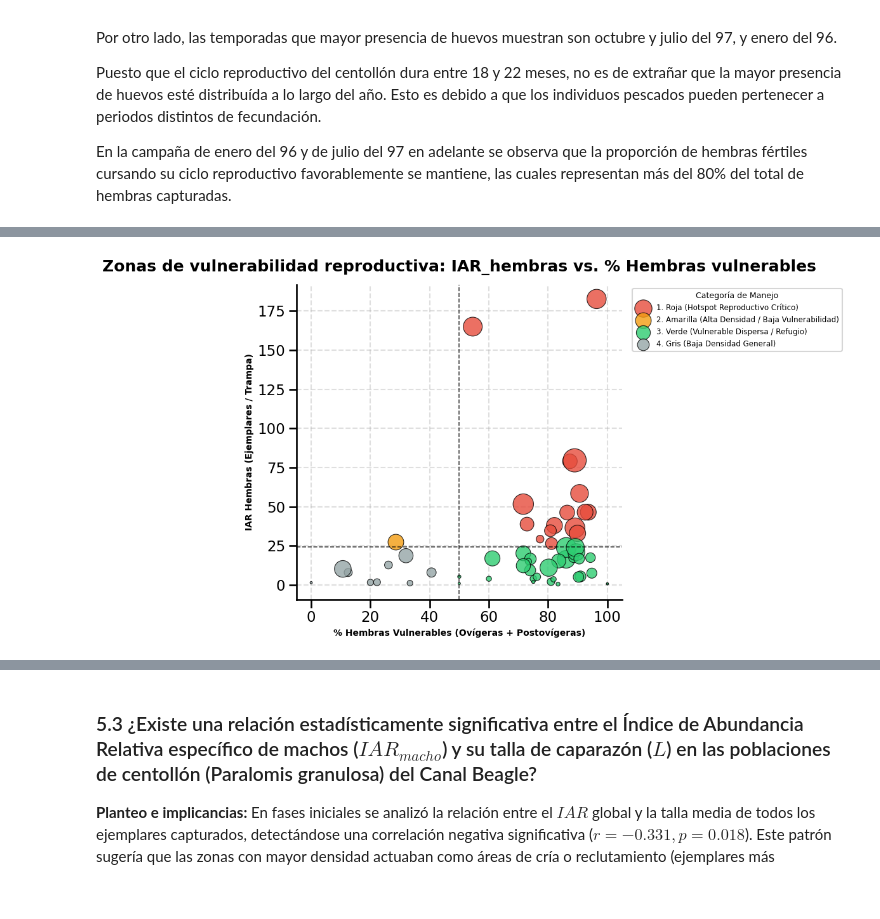
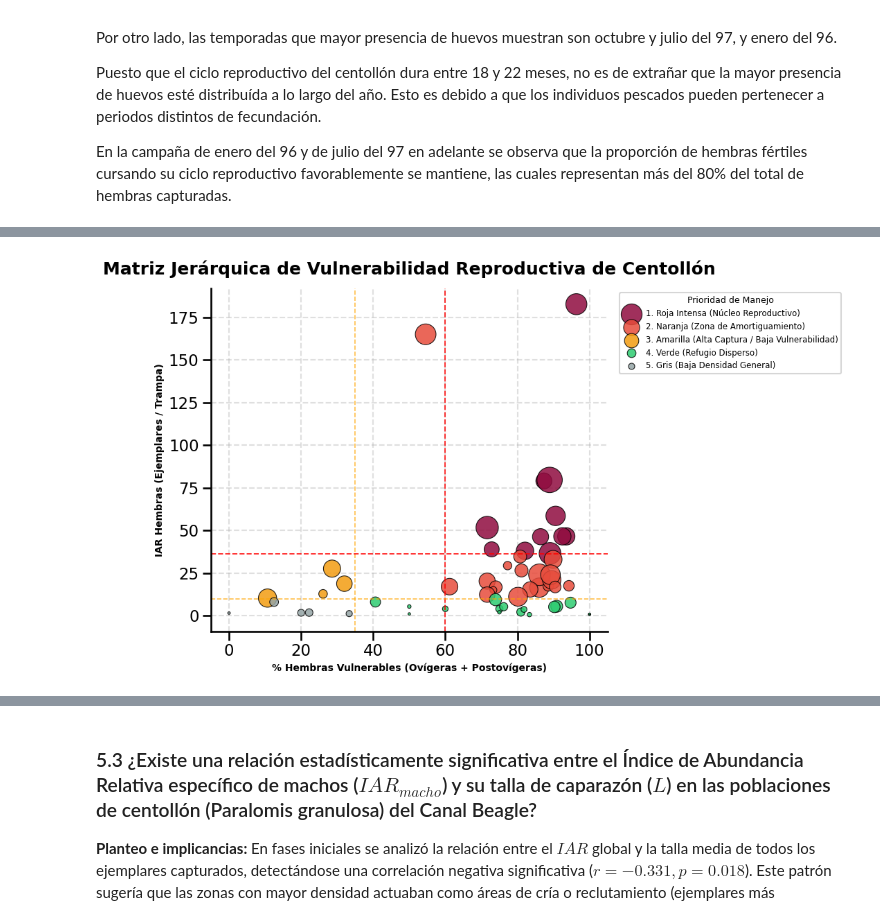
Before and after one commit to Mariano-ds/centollas2026, a Jupyter notebook: trabajo_comun/entregas/trabajo_comun_tp2.ipynb, the cells around one changed output, grey strips where cells are left out. Cells and saved outputs as stored; diff of their text form; code cells hidden in the pictures.

```diff
--- a/trabajo_comun/entregas/trabajo_comun_tp2.ipynb
+++ b/trabajo_comun/entregas/trabajo_comun_tp2.ipynb
@@ -1170,71 +1172,93 @@ loc_summary['Categoria_Zona'] = loc_summary.apply(
 )
 # %%
+# @title
 plt.close('all')
-fig, ax = plt.subplots(figsize=(10, 6.5))
+fig, ax = plt.subplots(figsize=(10.5, 6.5))
 
-# Paleta de colores para las 4 zonas de vulnerabilidad
-colores = {
-    '1. Roja (Hotspot Reproductivo Crítico)': '#E74C3C',
-    '2. Amarilla (Alta Densidad / Baja Vulnerabilidad)': '#F39C12',
-    '3. Verde (Vulnerable Dispersa / Refugio)': '#2ECC71',
-    '4. Gris (Baja Densidad General)': '#95A5A6',
+# Colores para jerarquía de 5 niveles (Tiers)
+colores_jerarquia = {
+    '1. Roja Intensa (Núcleo Reproductivo)': '#900C3F',  # Rojo oscuro
+    '2. Naranja (Zona de Amortiguamiento)': '#E74C3C',  # Rojo brillante
+    '3. Amarilla (Alta Captura / Baja Vulnerabilidad)': '#F39C12',  # Amarillo/Naranja
+    '4. Verde (Refugio Disperso)': '#2ECC71',  # Verde
+    '5. Gris (Baja Densidad General)': '#95A5A6',  # Gris
 }
 
-# Representación grafica por categoría
-for clase, grupo in loc_summary.groupby('Categoria_Zona', observed=False):
+# Mapeo de dispersión usando la columna de clasificación jerárquica
+for clase, grupo in loc_summary.groupby('categoria_jerarquica', observed=False):
   if not grupo.empty:
     ax.scatter(
         grupo['pct_vulnerables'],
         grupo['IAR_hembra'],
-        s=grupo['N_Hembras'] * 3.5,  # Escala visual por tamaño de muestra
-        color=colores.get(clase, 'gray'),
+        s=grupo['N_Hembras'] * 3.5,  # Tamaño proportional al muestreo (N)
+        color=colores_jerarquia.get(clase, 'gray'),
         edgecolor='black',
         linewidth=0.8,
-        alpha=0.8,
+        alpha=0.85,
         label=clase,
     )
 
-# 4. Trazado de líneas divisoras de los 4 cuadrantes de gestión
+# Trazado de delimitaciones jerárquicas (Líneas guía de umbrales)
+# Umbrales verticales de vulnerabilidad (40% y 60%)
 ax.axvline(
-    umbral_pct_vulnerable,
-    color='black',
+    umbral_pct_moderado,
+    color='orange',
+    linestyle='--',
+    linewidth=1.2,
+    alpha=0.7,
+)
+ax.axvline(
+    umbral_pct_critico,
+    color='red',
+    linestyle='--',
+    linewidth=1.4,
+    alpha=0.8,
+)
+
+# Umbrales horizontales de densidad IAR (10.0 y Percentil 80)
+ax.axhline(
+    umbral_iar_alto,
+    color='orange',
     linestyle='--',
     linewidth=1.2,
     alpha=0.7,
 )
 ax.axhline(
-    umbral_iar_alto, color='black', linestyle='--', linewidth=1.2, alpha=0.7
+    umbral_iar_nucleo,
+    color='red',
+    linestyle='--',
+    linewidth=1.4,
+    alpha=0.8,
 )
 
-# 5. Formato de ejes y leyenda
+# Formato de ejes, títulos y leyenda
 ax.set_xlabel(
     '% Hembras Vulnerables (Ovígeras + Postovígeras)',
     fontweight='bold',
     fontsize=10,
 )
 ax.set_ylabel(
     'IAR Hembras (Ejemplares / Trampa)', fontweight='bold', fontsize=10
 )
 ax.set_title(
-    'Zonas de vulnerabilidad reproductiva: IAR_hembras vs. % Hembras'
-    ' vulnerables',
+    'Matriz Jerárquica de Vulnerabilidad Reproductiva de Centollón',
     fontweight='bold',
     pad=15,
 )
 
 ax.legend(
-    title='Categoría de Manejo',
+    title='Prioridad de Manejo',
     fontsize=8.5,
     title_fontsize=9,
     loc='upper left',
     bbox_to_anchor=(1.02, 1),
     frameon=True,
 )
 
 sns.despine()
 ax.set_axisbelow(True)
 plt.grid(True, linestyle='--', alpha=0.4)
 plt.tight_layout()
 plt.show()
 # %% [output]
-[figure, old version]
+[figure, new version]
```
Also changed, not shown: parts of 29 cells of this notebook.
